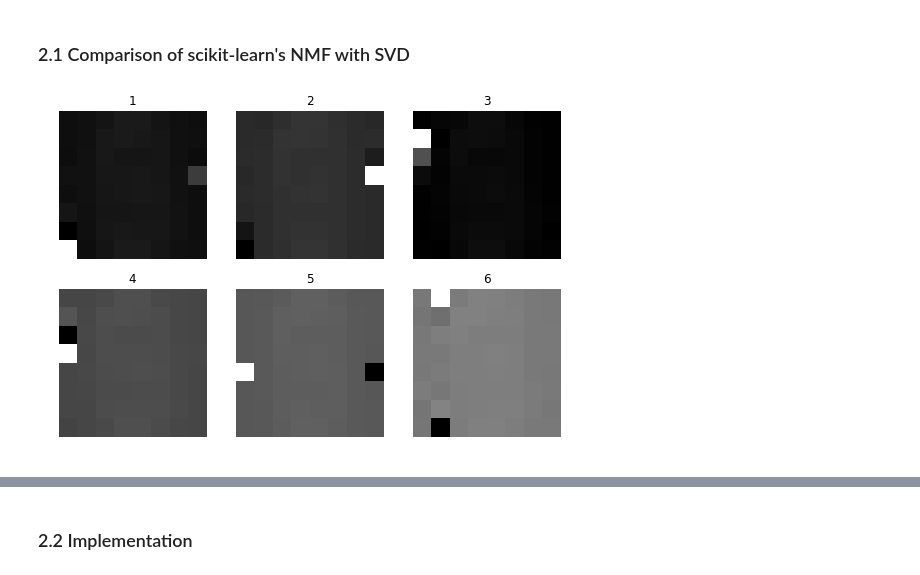
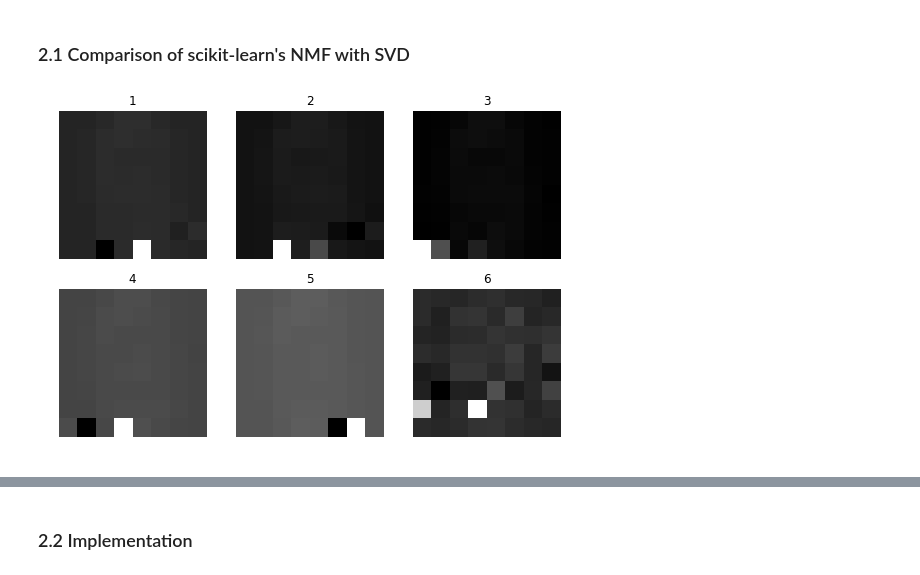
Before and after one commit to ml4cdeca/FundamentalsOfMachineLearning, a Jupyter notebook: exercise8/nmf.ipynb, the cells around one changed output, grey strips where cells are left out. Drawn from its saved outputs; the diff is of its cells as text; code cells hidden in the pictures.

```diff
--- a/exercise8/nmf.ipynb
+++ b/exercise8/nmf.ipynb
@@ -15,9 +15,17 @@ Y = digits ["target"]
 # %% [markdown]
 ### 2.1 Comparison of scikit-learn's NMF with SVD
 # %%
-def largestNIndices(a,n,axis=0):
+def largestNIndices(a,n,axis=1):
     ind=np.unravel_index(a.flatten().argsort()[::-1],a.shape)[axis]
     return np.argsort(np.unique(ind,return_index=True)[1])[:n]
+# %%
+def plotEigVec(v):
+    fig=plt.figure(figsize=(9,6))
+    for i in range(6):
+        plt.subplot(2,3,i+1)
+        plt.imshow(v[i].reshape(8,8),cmap='gray')
+        plt.title(i+1)
+        plt.axis('off')
 # %%
 #SVD
 Xmean=np.mean(X,axis=0)
@@ -25,16 +33,11 @@ X_tilde=X-Xmean
 u,s,vh=np.linalg.svd(X_tilde)
 #row indices for the 6 largest values in vh
 #save in SVD_mir (most important rows)
-SVD_mir=largestNIndices(vh,6)
-svdBasis=vh[SVD_mir]+Xmean
+SVD_mir=largestNIndices(vh,6,1)
+svdBasis=vh.T[SVD_mir]+Xmean
-# %%
-fig=plt.figure(figsize=(9,6))
-for i in range(6):
-    plt.subplot(2,3,i+1)
-    plt.imshow(svdBasis[i].reshape(8,8),cmap='gray')
-    plt.title(i+1)
-    plt.axis('off')
-# %% [output]
-[figure, removed]
+# %%
+plotEigVec(svdBasis)
+# %% [output]
+[figure, added]
 # %%
 #sklearn's NMF
```
Also changed, not shown: parts of 6 cells of this notebook.
